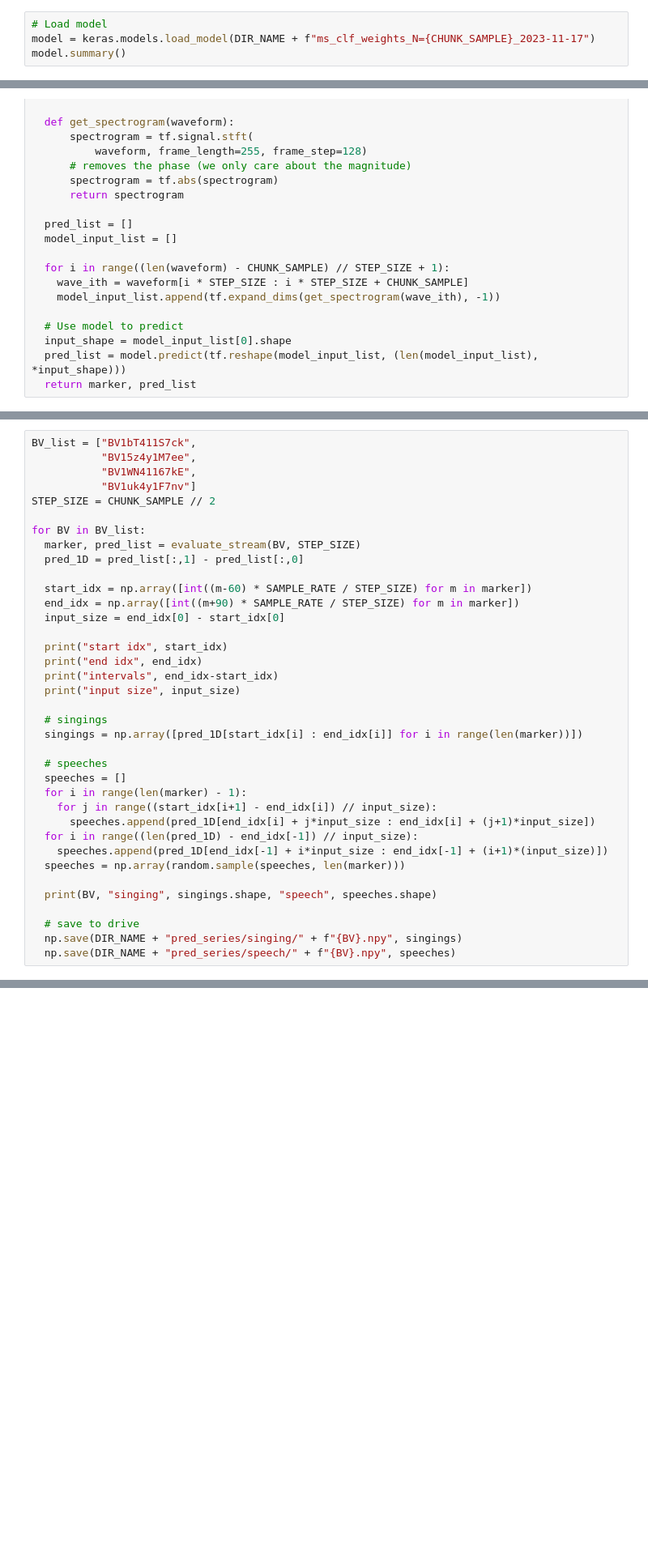
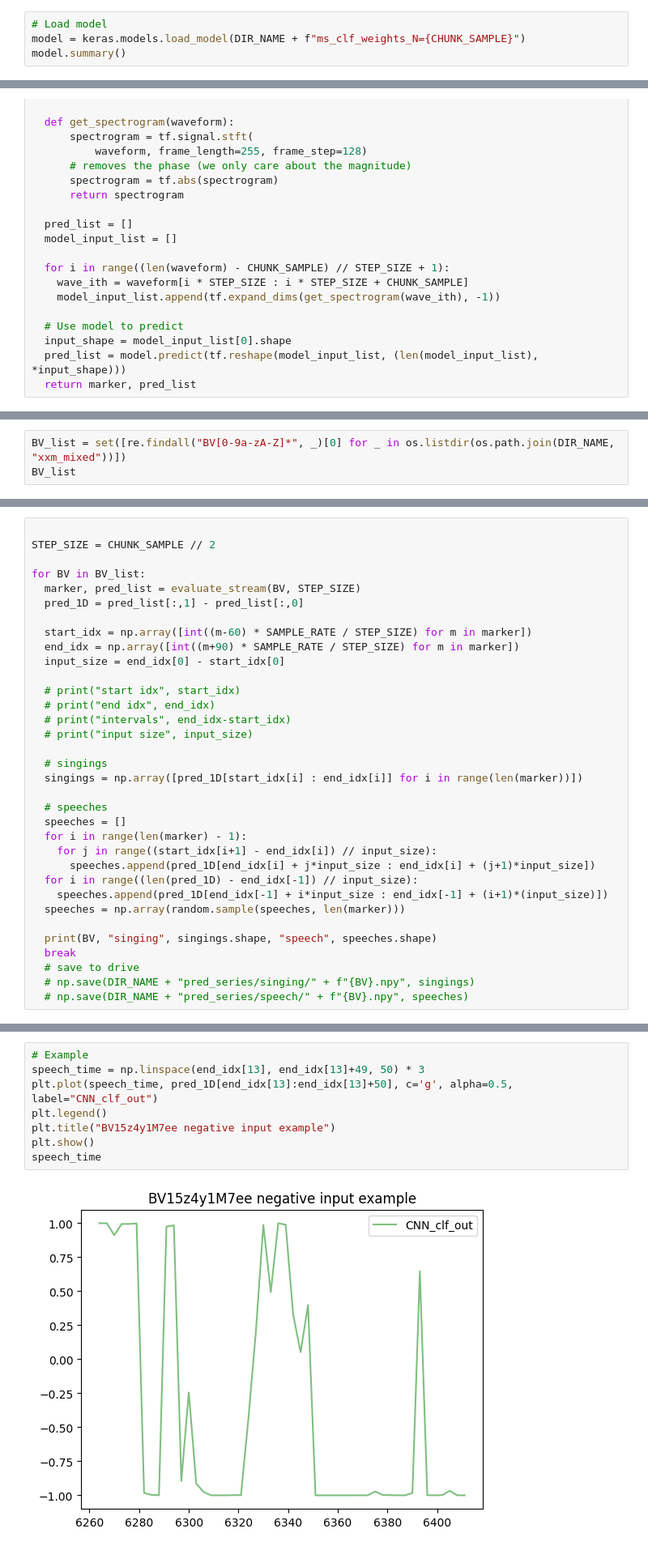
Before and after one commit to EricEricEricJin/ECE539-Group-Project, a Jupyter notebook: pred_series_mlp_preprocess.ipynb, the cells around one changed output, grey strips where cells are left out. Shown: that part at 81% size. Saved outputs shown, nothing was run; the diff lists cells and outputs as text; blank space fills up the shorter version.

```diff
--- a/pred_series_mlp_preprocess.ipynb
+++ b/pred_series_mlp_preprocess.ipynb
@@ -41,6 +42,6 @@ CHUNK_SAMPLE = 661500 // 5
 # %%
 # Load model
-model = keras.models.load_model(DIR_NAME + f"ms_clf_weights_N={CHUNK_SAMPLE}_2023-11-17")
+model = keras.models.load_model(DIR_NAME + f"ms_clf_weights_N={CHUNK_SAMPLE}")
 model.summary()
 # %% [output]
 Model: "sequential"
@@ -94,0 +117,3 @@ def evaluate_stream(BV, STEP_SIZE):
+# %%
+BV_list = set([re.findall("BV[0-9a-zA-Z]*", _)[0] for _ in os.listdir(os.path.join(DIR_NAME, "xxm_mixed"))])
+BV_list
@@ -95,8 +131,5 @@ def evaluate_stream(BV, STEP_SIZE):
 # %%
-BV_list = ["BV1bT411S7ck",
-           "BV15z4y1M7ee",
-           "BV1WN41167kE",
-           "BV1uk4y1F7nv"]
+
 STEP_SIZE = CHUNK_SAMPLE // 2
 
 for BV in BV_list:
@@ -107,10 +140,10 @@ for BV in BV_list:
   end_idx = np.array([int((m+90) * SAMPLE_RATE / STEP_SIZE) for m in marker])
   input_size = end_idx[0] - start_idx[0]
 
-  print("start idx", start_idx)
-  print("end idx", end_idx)
-  print("intervals", end_idx-start_idx)
-  print("input size", input_size)
+  # print("start idx", start_idx)
+  # print("end idx", end_idx)
+  # print("intervals", end_idx-start_idx)
+  # print("input size", input_size)
 
   # singings
   singings = np.array([pred_1D[start_idx[i] : end_idx[i]] for i in range(len(marker))])
@@ -125,8 +158,8 @@ for BV in BV_list:
   speeches = np.array(random.sample(speeches, len(marker)))
 
   print(BV, "singing", singings.shape, "speech", speeches.shape)
-
+  break
   # save to drive
-  np.save(DIR_NAME + "pred_series/singing/" + f"{BV}.npy", singings)
-  np.save(DIR_NAME + "pred_series/speech/" + f"{BV}.npy", speeches)
+  # np.save(DIR_NAME + "pred_series/singing/" + f"{BV}.npy", singings)
+  # np.save(DIR_NAME + "pred_series/speech/" + f"{BV}.npy", speeches)
 # %% [output]
@@ -151,0 +172,10 @@ drive.flush_and_unmount()
+# %%
+# Example
+speech_time = np.linspace(end_idx[13], end_idx[13]+49, 50) * 3
+plt.plot(speech_time, pred_1D[end_idx[13]:end_idx[13]+50], c='g', alpha=0.5, label="CNN_clf_out")
+plt.legend()
+plt.title("BV15z4y1M7ee negative input example")
+plt.show()
+speech_time
+# %% [output]
+[figure, added]
```
Also changed, not shown: parts of 11 cells of this notebook.
